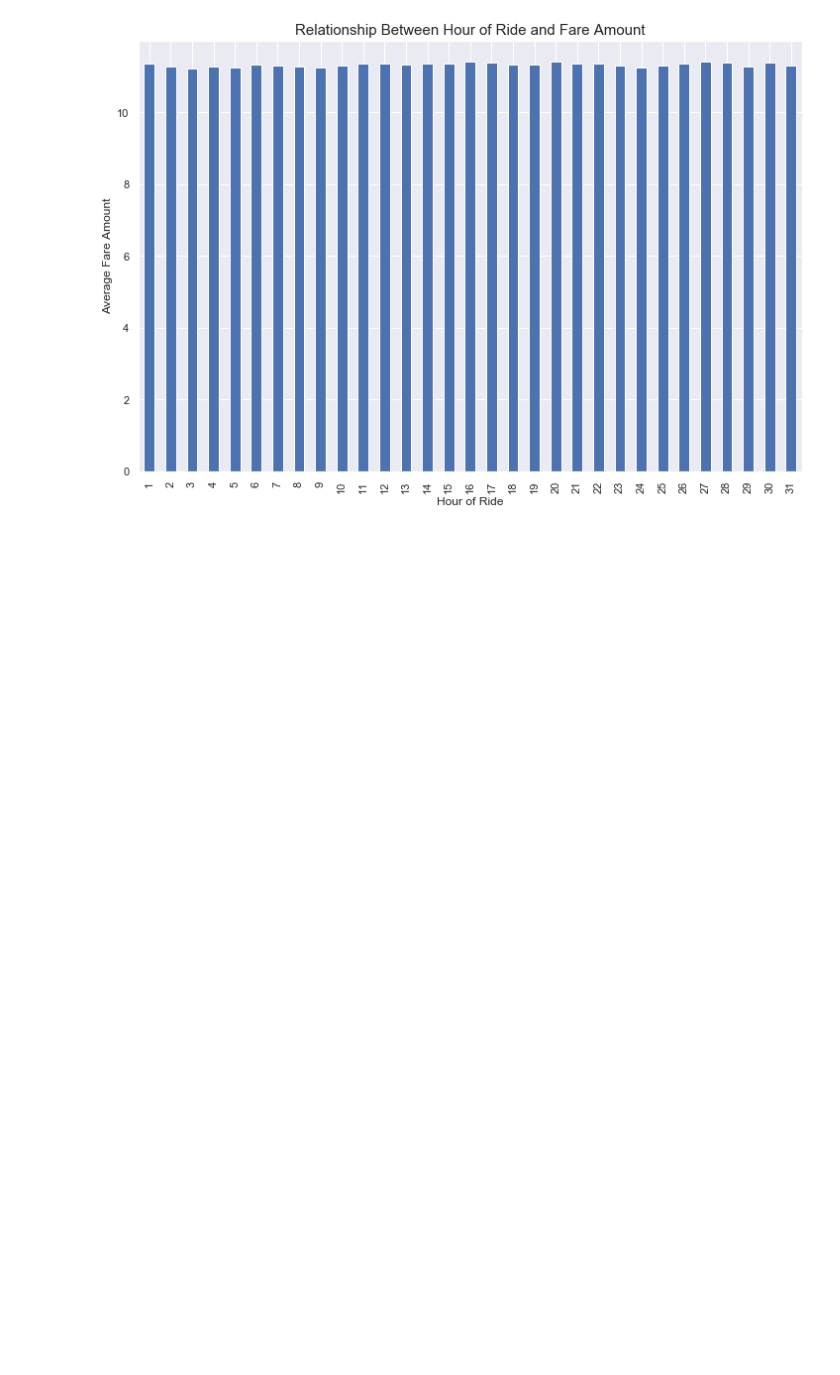
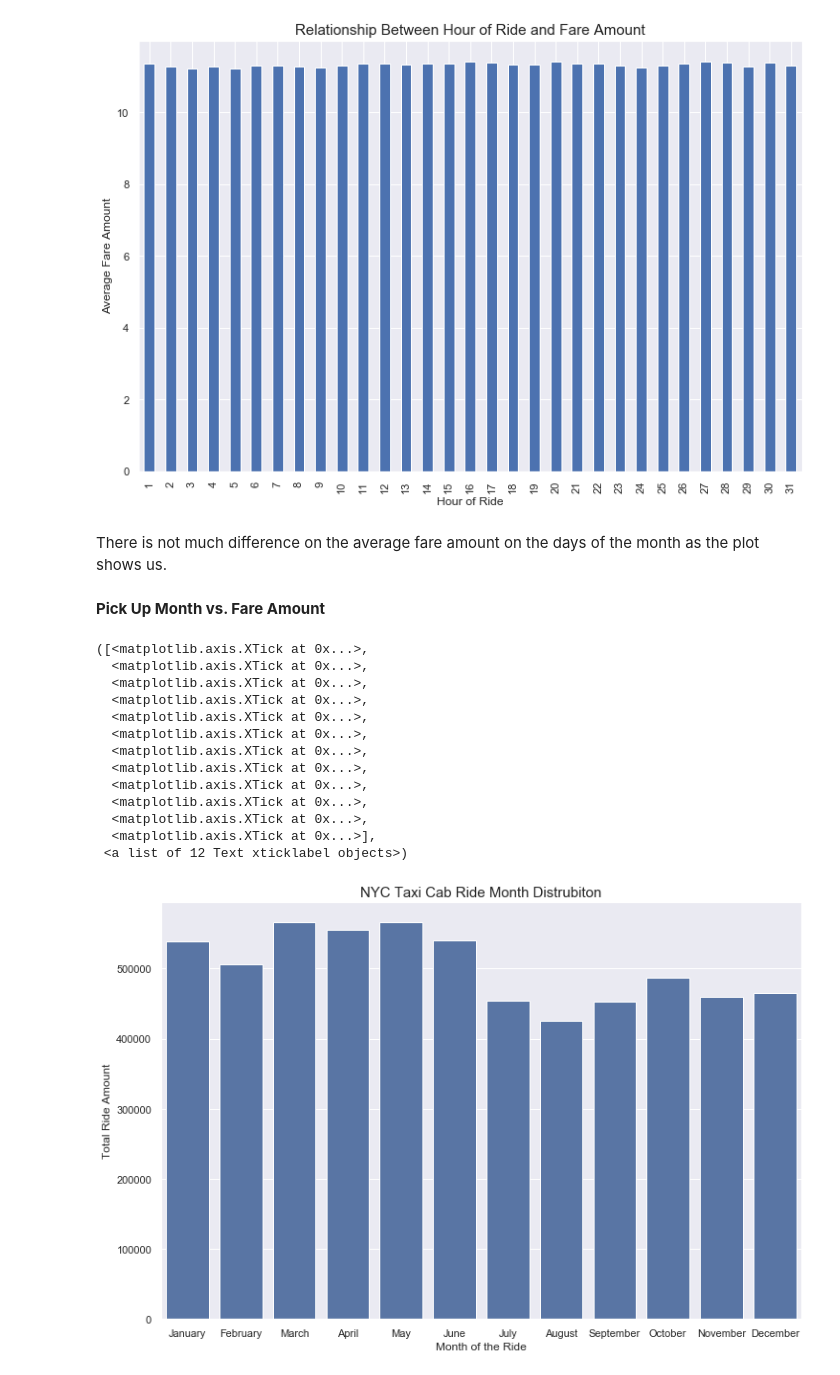
Before and after one commit to CeyhunSahinkaya/NYC-Yellow-Cab-Fare-Prediction, a Jupyter notebook: New York City Taxi Fare Prediction.ipynb, the cells around one changed output. Drawn from its saved outputs; the diff is of its cells as text; code cells hidden in the pictures; blank space fills up the shorter version.

```diff
--- a/New York City Taxi Fare Prediction.ipynb
+++ b/New York City Taxi Fare Prediction.ipynb
@@ -445,3 +461,32 @@ plt.ylabel('Average Fare Amount')
 # %% [output]
 Text(0, 0.5, 'Average Fare Amount')
 [figure]
+# %% [markdown]
+There is not much difference on the average fare amount on the days of the month as the plot shows us.
+# %% [markdown]
+__Pick Up Month vs. Fare Amount__
+# %%
+sns.set()
+ticks = ['January', 'February', 'March', 'April', 'May', 'June',
+         'July', 'August', 'September', 'October', 'November', 'December']
+plt.figure(figsize=(12, 8))
+sns.countplot('pickup_month', data=train, color='b')
+plt.title('NYC Taxi Cab Ride Month Distrubiton', fontsize=15)
+plt.xlabel('Month of the Ride')
+plt.ylabel('Total Ride Amount')
+plt.xticks(np.arange(0, 12), ticks)
+# %% [output]
+([<matplotlib.axis.XTick at 0x...>,
+  <matplotlib.axis.XTick at 0x...>,
+  <matplotlib.axis.XTick at 0x...>,
+  <matplotlib.axis.XTick at 0x...>,
+  <matplotlib.axis.XTick at 0x...>,
+  <matplotlib.axis.XTick at 0x...>,
+  <matplotlib.axis.XTick at 0x...>,
+  <matplotlib.axis.XTick at 0x...>,
+  <matplotlib.axis.XTick at 0x...>,
+  <matplotlib.axis.XTick at 0x...>,
+  <matplotlib.axis.XTick at 0x...>,
+  <matplotlib.axis.XTick at 0x...>],
+ <a list of 12 Text xticklabel objects>)
+[figure, added]
```
Also changed, not shown: parts of 118 cells of this notebook.
